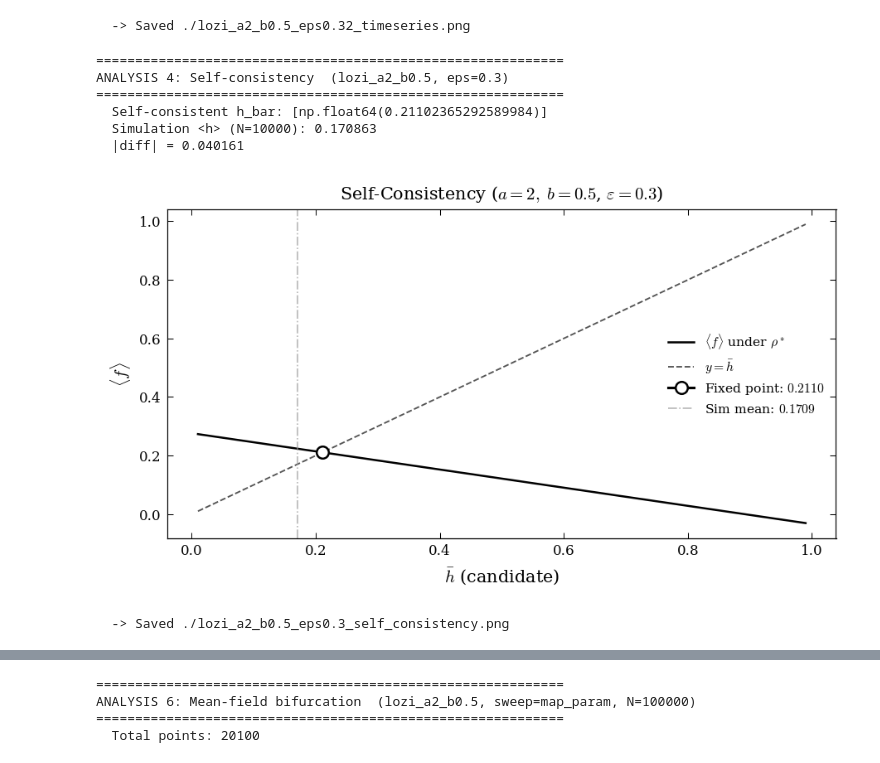
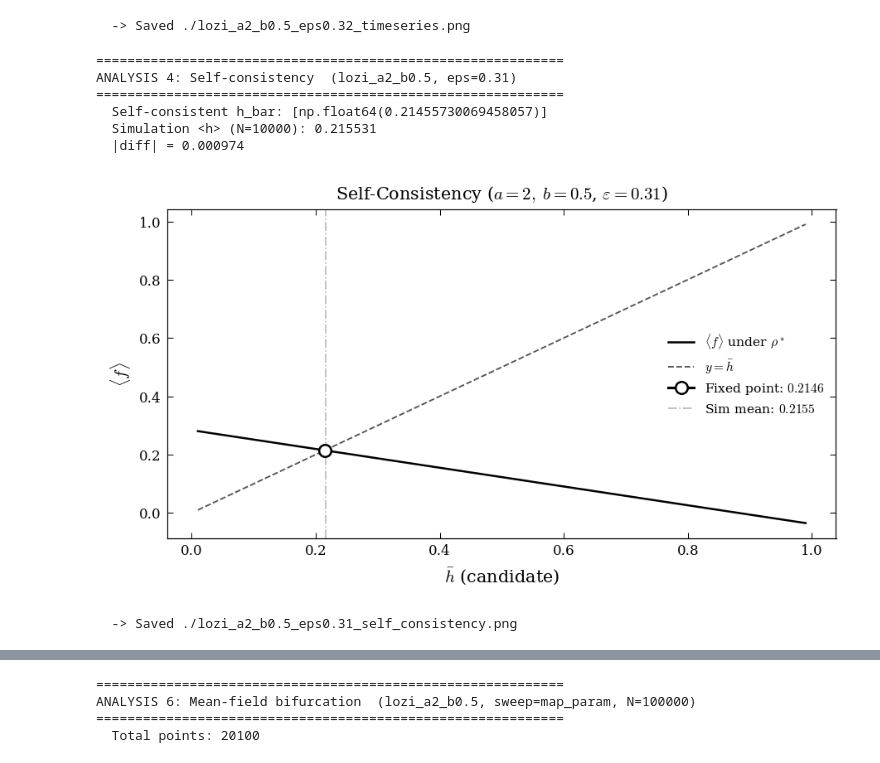
Before and after one commit to DaNameless/sophrosyne, a Jupyter notebook: code/notebooks/lozi.ipynb, the cells around one changed output, grey strips where cells are left out. Cells and saved outputs as stored; diff of their text form; code cells hidden in the pictures.

```diff
--- a/code/notebooks/lozi.ipynb
+++ b/code/notebooks/lozi.ipynb
@@ -46,16 +46,16 @@ ANALYSIS 1: Time series of h_t  (lozi_a2_b0.5, eps=0.32)
 [figure]
   -> Saved ./lozi_a2_b0.5_eps0.32_timeseries.png
 # %%
-sys.analysis_self_consistency(eps=0.3)
+sys.analysis_self_consistency(eps=0.31)
 # %% [output]
 ============================================================
-ANALYSIS 4: Self-consistency  (lozi_a2_b0.5, eps=0.3)
+ANALYSIS 4: Self-consistency  (lozi_a2_b0.5, eps=0.31)
 ============================================================
-  Self-consistent h_bar: [np.float64(0.21102365292589984)]
-  Simulation <h> (N=10000): 0.170863
-  |diff| = 0.040161
+  Self-consistent h_bar: [np.float64(0.21455730069458057)]
+  Simulation <h> (N=10000): 0.215531
+  |diff| = 0.000974
-[figure, old version]
+[figure, new version]
-  -> Saved ./lozi_a2_b0.5_eps0.3_self_consistency.png
+  -> Saved ./lozi_a2_b0.5_eps0.31_self_consistency.png
 # %%
 sys.bifurcation_diagram(bifurcation_param="eps", h_bar=0.170863)#, y_lim=(-0.5,1.5))
 sys.bifurcation_diagram(bifurcation_param="eps", h_bar=0.170863, component=1)#, y_lim=(-0.5,1.5))
```
Also changed, not shown: parts of 2 cells of this notebook, 2 other files.
